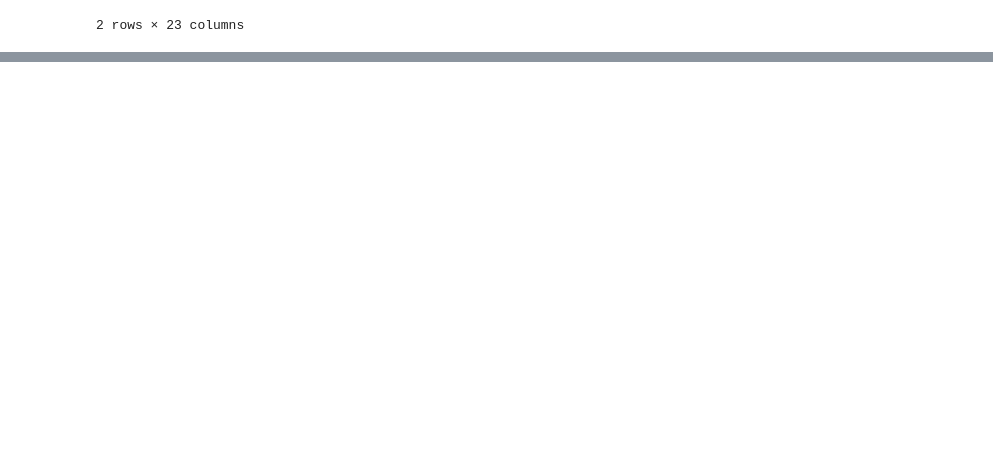
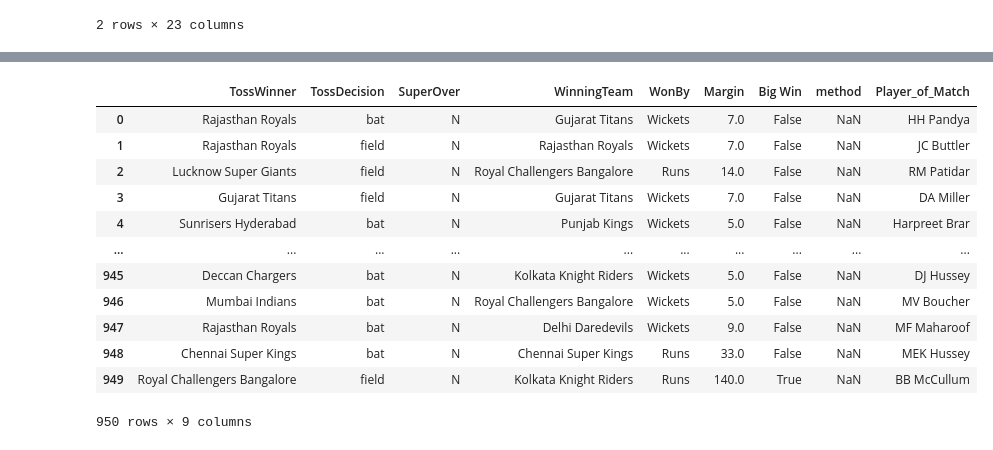
Before and after one commit to Muhammad-Waleed-Source/Pandas, a Jupyter notebook: Pandas_3_Imp_DataFrame_Methods.ipynb, the cells around one changed output, grey strips where cells are left out. Cells and saved outputs as stored; diff of their text form; code cells hidden in the pictures; blank space fills up the shorter version.

Commit message:
insert

```diff
--- a/Pandas_3_Imp_DataFrame_Methods.ipynb
+++ b/Pandas_3_Imp_DataFrame_Methods.ipynb
@@ -1313,0 +1341,19 @@ movies.nlargest(1, 'imdb_rating')
+# %%
+# Creating a boolean column indicating whether the winning margin is at least 50
+ipl.insert(14, 'Big Win', ipl['Margin'] > 50)
+# %%
+ipl.iloc[:, 8:17] # cols range
+# %% [output]
+|  | TossWinner | TossDecision | SuperOver | WinningTeam | WonBy | Margin | Big Win | method | Player_of_Match |
+| 0 | Rajasthan Royals | bat | N | Gujarat Titans | Wickets | 7.0 | False | NaN | HH Pandya |
+| 1 | Rajasthan Royals | field | N | Rajasthan Royals | Wickets | 7.0 | False | NaN | JC Buttler |
+| 2 | Lucknow Super Giants | field | N | Royal Challengers Bangalore | Runs | 14.0 | False | NaN | RM Patidar |
+| 3 | Gujarat Titans | field | N | Gujarat Titans | Wickets | 7.0 | False | NaN | DA Miller |
+| 4 | Sunrisers Hyderabad | bat | N | Punjab Kings | Wickets | 5.0 | False | NaN | Harpreet Brar |
+| ... | ... | ... | ... | ... | ... | ... | ... | ... | ... |
+| 945 | Deccan Chargers | bat | N | Kolkata Knight Riders | Wickets | 5.0 | False | NaN | DJ Hussey |
+| 946 | Mumbai Indians | bat | N | Royal Challengers Bangalore | Wickets | 5.0 | False | NaN | MV Boucher |
+| 947 | Rajasthan Royals | bat | N | Delhi Daredevils | Wickets | 9.0 | False | NaN | MF Maharoof |
+| 948 | Chennai Super Kings | bat | N | Chennai Super Kings | Runs | 33.0 | False | NaN | MEK Hussey |
+| 949 | Royal Challengers Bangalore | field | N | Kolkata Knight Riders | Runs | 140.0 | True | NaN | BB McCullum |
+950 rows × 9 columns
```
Also changed, not shown: parts of 3 cells of this notebook.
